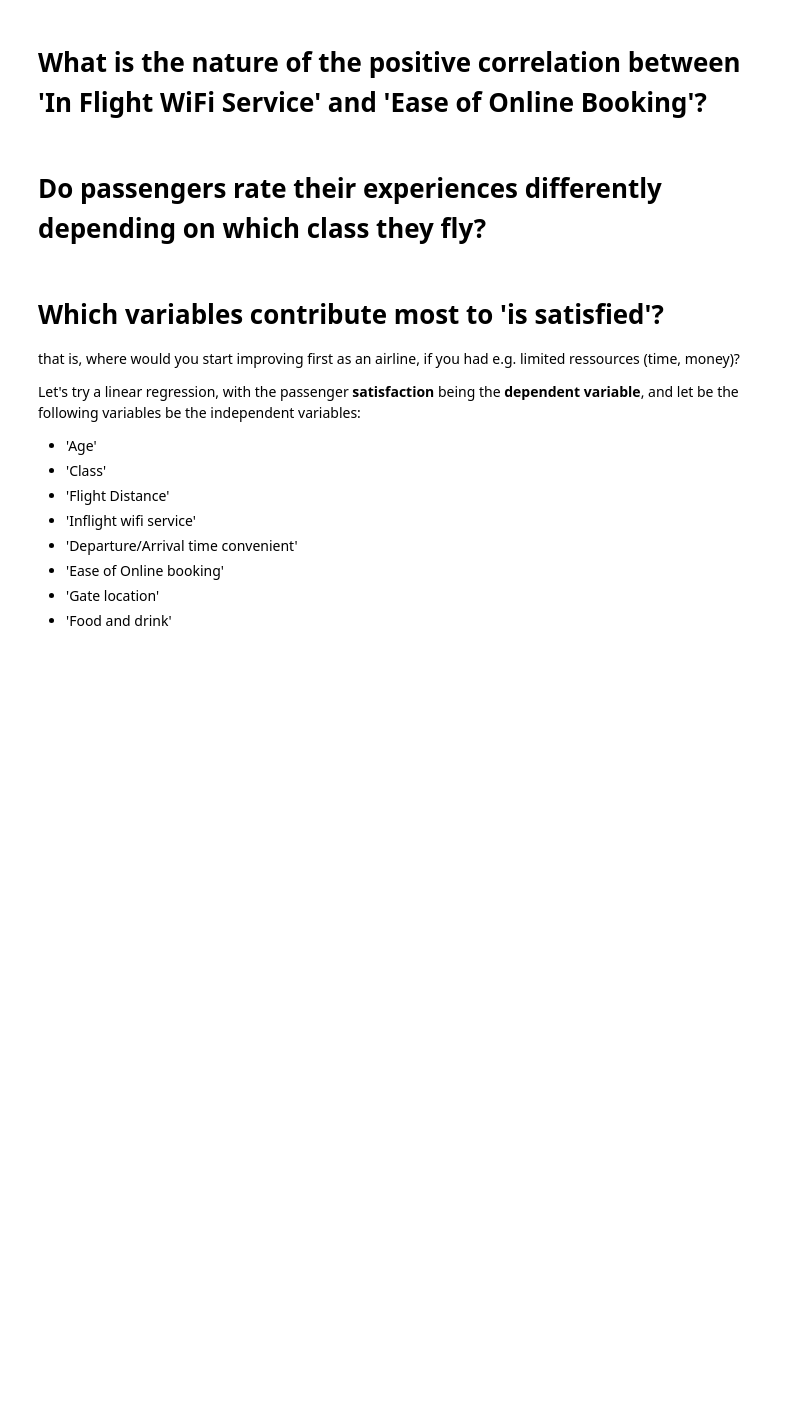
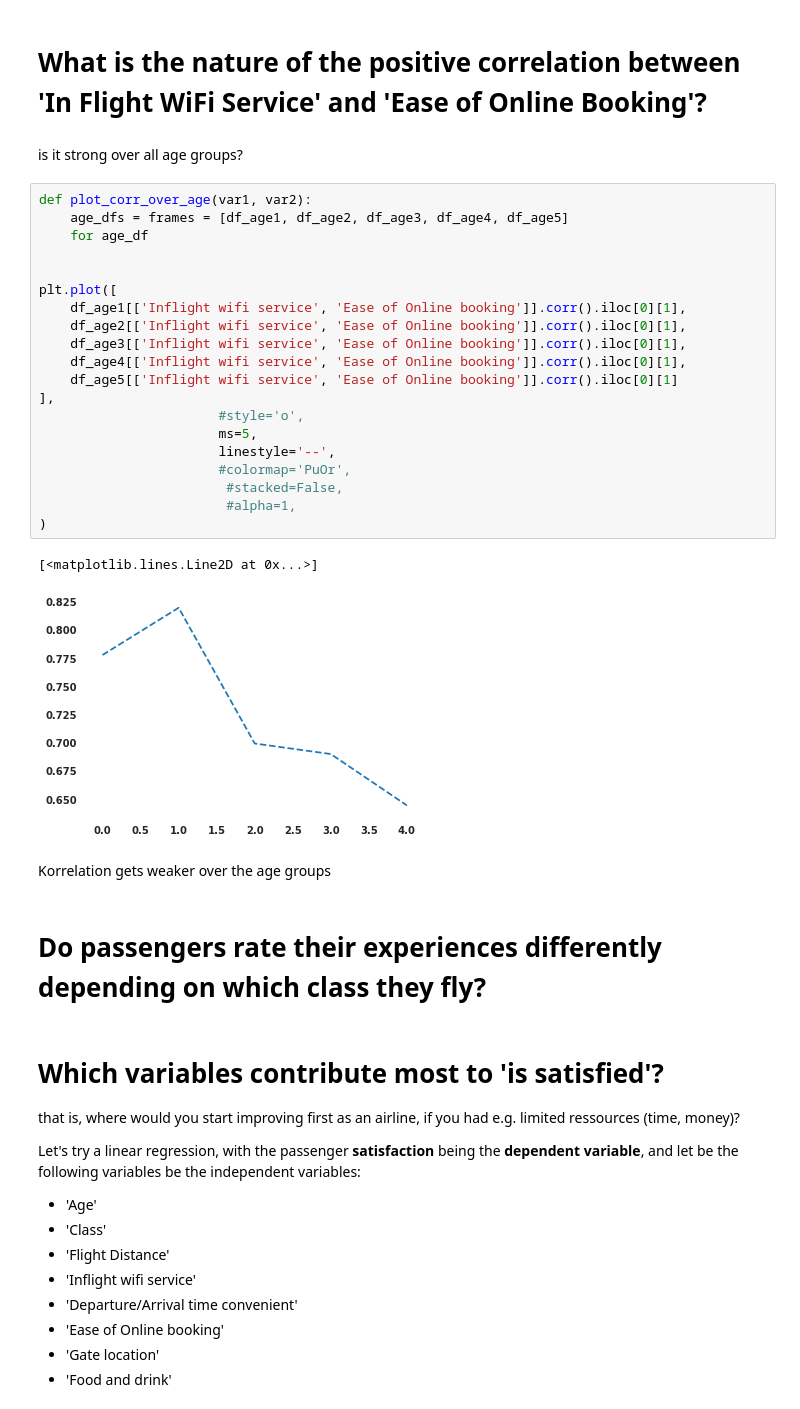
Before and after one commit to n1oftheabove/visualizing-real-world-data-project, a Jupyter notebook: airline_satisfaction.ipynb, the cells around one changed output. Cells and saved outputs as stored; diff of their text form; blank space fills up the shorter version.

```diff
--- a/airline_satisfaction.ipynb
+++ b/airline_satisfaction.ipynb
@@ -498,5 +629,32 @@ df_ratings = df.head()
 # %% [markdown]
 # What is the nature of the positive correlation between 'In Flight WiFi Service' and 'Ease of Online Booking'?
+# %% [markdown]
+is it strong over all age groups?
+# %%
+def plot_corr_over_age(var1, var2):
+    age_dfs = frames = [df_age1, df_age2, df_age3, df_age4, df_age5]
+    for age_df
+
+
+plt.plot([
+    df_age1[['Inflight wifi service', 'Ease of Online booking']].corr().iloc[0][1],
+    df_age2[['Inflight wifi service', 'Ease of Online booking']].corr().iloc[0][1],
+    df_age3[['Inflight wifi service', 'Ease of Online booking']].corr().iloc[0][1],
+    df_age4[['Inflight wifi service', 'Ease of Online booking']].corr().iloc[0][1],
+    df_age5[['Inflight wifi service', 'Ease of Online booking']].corr().iloc[0][1]
+],
+                       #style='o',
+                       ms=5,
+                       linestyle='--',
+                       #colormap='PuOr',
+                        #stacked=False,
+                        #alpha=1,
+)
+# %% [output]
+[<matplotlib.lines.Line2D at 0x...>]
+[figure, added]
+# %% [markdown]
+Korrelation gets weaker over the age groups
 # %% [markdown]
 # Do passengers rate their experiences differently depending on which class they fly?
 # %% [markdown]
```
Also changed, not shown: parts of 35 cells of this notebook.
